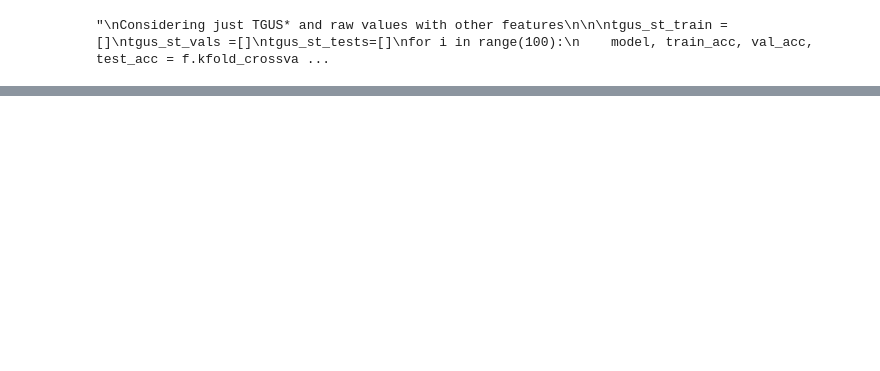
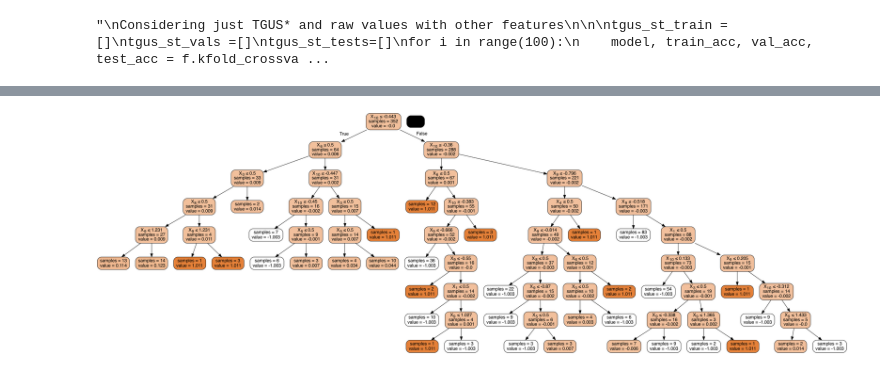
Before and after one commit to izguenther6/orie4741-final, a Jupyter notebook: scripts/trees.ipynb, the cells around one changed output, grey strips where cells are left out. Cells and saved outputs as stored; diff of their text form; code cells hidden in the pictures; blank space fills up the shorter version.

```diff
--- a/scripts/trees.ipynb
+++ b/scripts/trees.ipynb
@@ -376,3 +417,23 @@ for i in cols:
 
         stat_test,p_test = sts.ttest_ind(test_scores.loc[:,i], test_scores.loc[:,j], equal_var = True, alternative = 'two-sided')
         comp_test.loc[i,j] = [round(p_test,100)]
+# %%
+# Get the tree number 42
+sub_tree_42 = raw_model.estimators_[42, 0]
+
+# Visualization
+# Install graphviz: https://www.graphviz.org/download/
+from pydotplus import graph_from_dot_data
+from IPython.display import Image
+from sklearn.tree import export_graphviz
+dot_data = export_graphviz(
+    sub_tree_42,
+    out_file=None, filled=True, rounded=True,
+    special_characters=True,
+    proportion=False, impurity=False, # enable them if you want
+)
+graph = graph_from_dot_data(dot_data)
+png = graph.create_png()
+Image(png)
+# %% [output]
+[figure, added]
```
Also changed, not shown: parts of 11 cells of this notebook, 6 other files.
